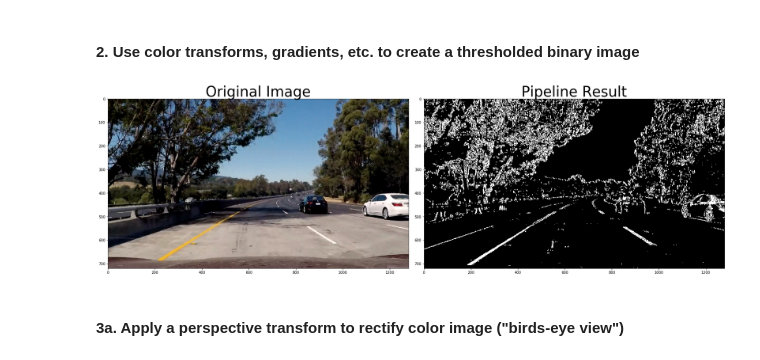
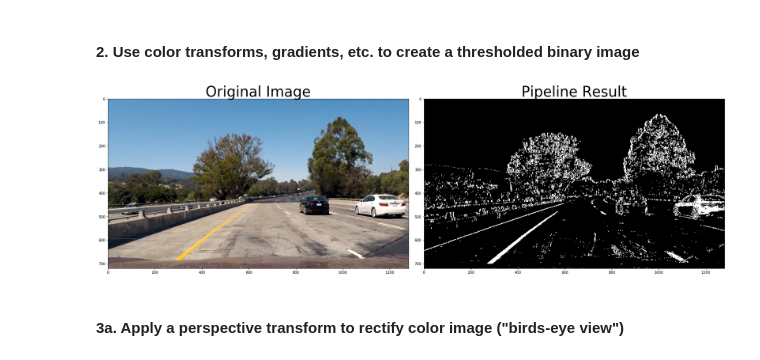
Before and after one commit to ninemillionbicycles/CarND-AdvancedLaneLines-P2, a Jupyter notebook: P2.ipynb, the cells around one changed output. Saved outputs shown, nothing was run; the diff lists cells and outputs as text; code cells hidden in the pictures.

```diff
--- a/P2.ipynb
+++ b/P2.ipynb
@@ -181,7 +181,7 @@ plt.subplots_adjust(left=0., right=1, top=0.9, bottom=0.)
 
 #### 1. Apply a distortion correction to raw images
 # %%
-image = mpimg.imread('test_images/test5.jpg')
+image = mpimg.imread('test_images/test1.jpg')
 
 # Read in the saved camera matrix and distortion coefficients
 dist_pickle = pickle.load(open("camera_cal/dist_pickle.p", "rb"))
@@ -289,6 +289,7 @@ def apply_thresholds(image, S_thresh, L_thresh, sobel_x_L_thresh, sobel_kernel=3
     # Get single color channels
     image_S = image_hls[:,:,2]
     image_L = image_hls[:,:,1]
+    image_H = image_hls[:,:,0]
 
     sobel_x_L_binary = abs_threshold(image_L, orient='x', sobel_kernel=ksize, thresh_min=sobel_x_L_thresh[0], thresh_max=sobel_x_L_thresh[1])
 
@@ -298,34 +299,37 @@ def apply_thresholds(image, S_thresh, L_thresh, sobel_x_L_thresh, sobel_kernel=3
 
     # Threshold L channel
     L_binary = np.zeros_like(image_S)
     L_binary[(image_L >= L_thresh[0]) & (image_L <= L_thresh[1])] = 1
 
     # Add all binary images into a single binary image
     image_binary = np.zeros_like(image_S)
+    # image_binary[(sobel_x_L_binary == 1) | (S_binary == 1)] = 1
     image_binary[(sobel_x_L_binary == 1) | (S_binary == 1) & (L_binary == 1)] = 1
+
+    # plt.imshow(image_binary, cmap='gray')
 
     return image_binary
 
 # Parameters
 ksize = 5
 S_thresh=(170, 255)
 L_thresh=(20, 255)
 sobel_x_L_thresh=(20, 100)
 
 image_binary = apply_thresholds(image_undistorted, S_thresh, L_thresh, sobel_x_L_thresh, sobel_kernel=5)
 
 # Plot the result
 f, (ax1, ax2) = plt.subplots(1, 2, figsize=(24, 9))
 f.tight_layout()
 
 ax1.imshow(image)
 ax1.set_title('Original Image', fontsize=40)
 
 ax2.imshow(image_binary, cmap='gray')
 ax2.set_title('Pipeline Result', fontsize=40)
 plt.subplots_adjust(left=0., right=1, top=0.9, bottom=0.)
 # %% [output]
-[figure, old version]
+[figure, new version]
 # %% [markdown]
 #### 3a. Apply a perspective transform to rectify color image ("birds-eye view")
 # %%
```
Also changed, not shown: parts of 17 cells of this notebook, 1 other file.
